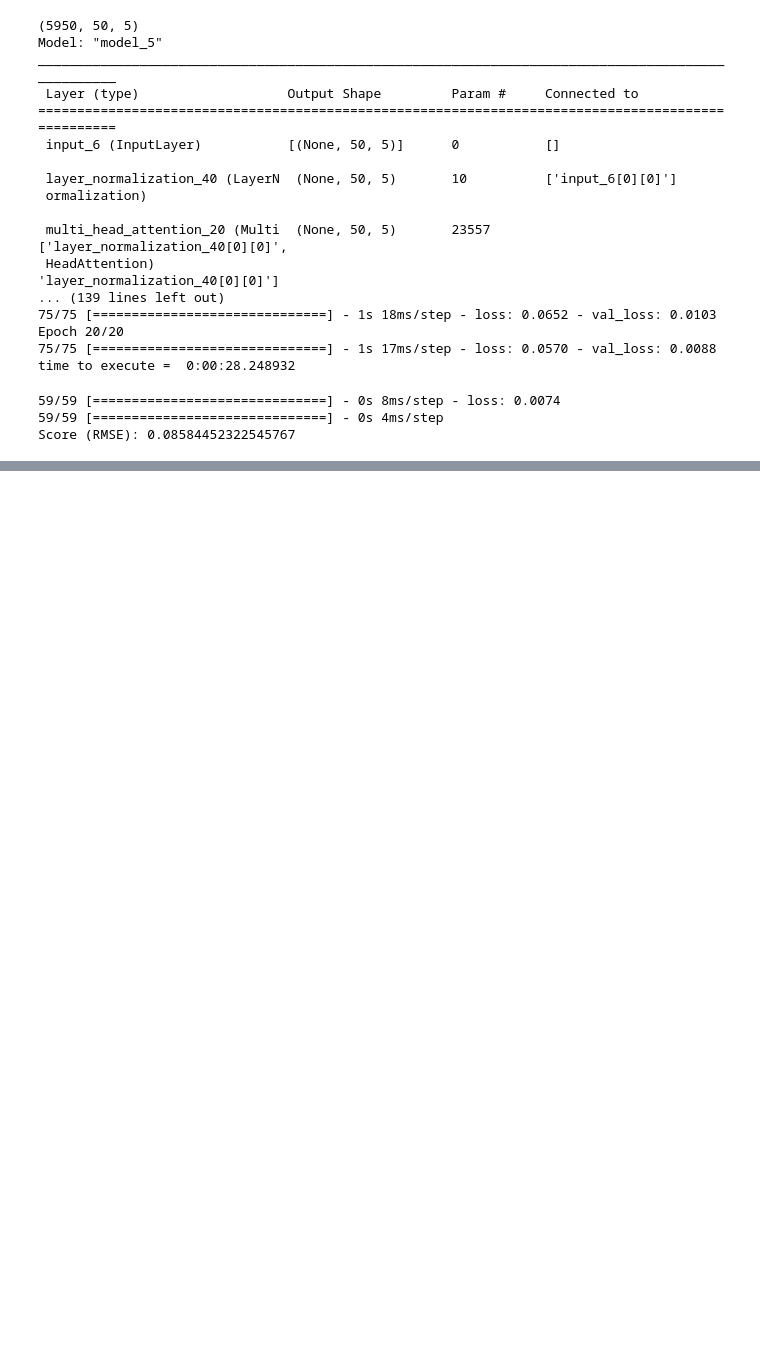
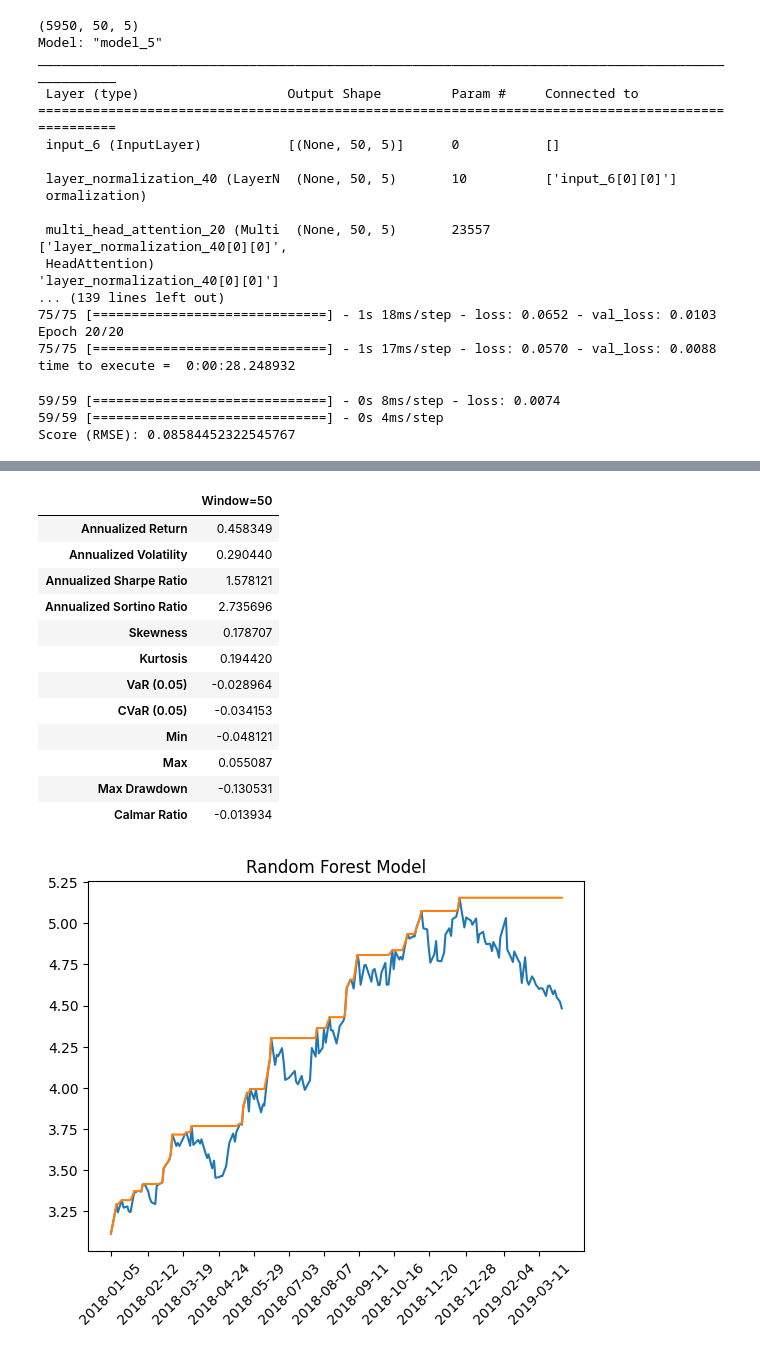
Before and after one commit to chiwailee/UChicago-Winter2022, a Jupyter notebook: transformers/Encoder_Trader_MultiFeature.ipynb, the cells around one changed output, grey strips where cells are left out. Cells and saved outputs as stored; diff of their text form; code cells hidden in the pictures; blank space fills up the shorter version.

```diff
--- a/transformers/Encoder_Trader_MultiFeature.ipynb
+++ b/transformers/Encoder_Trader_MultiFeature.ipynb
@@ -355,0 +417,31 @@ plt.show()
+# %%
+from sklearn.ensemble import RandomForestRegressor
+forest = RandomForestRegressor(n_estimators=1000, random_state=1)
+forest.fit(X_train, y_train)
+forest_pred = forest.predict(X_test)
+
+forest_res = backtest(forest_pred.reshape(-1, 1), y_test.reset_index(drop=True), df_o, periods_per_day, target_col)
+display(perf_summ(forest_res['pct_pnl'], adj=252, title="Window=50"))
+
+agg_perf['Random Forest'] = perf_summ(forest_res['pct_pnl'], adj=252, title="Random Forest Model")
+
+plt.plot(forest_res['portfolio'])
+plt.plot(forest_res['portfolio'].cummax())
+plt.xticks(ticks=forest_res.index[::15], rotation=45)
+plt.title('Random Forest Model')
+plt.show()
+# %% [output]
+|  | Window=50 |
+| Annualized Return | 0.458349 |
+| Annualized Volatility | 0.290440 |
+| Annualized Sharpe Ratio | 1.578121 |
+| Annualized Sortino Ratio | 2.735696 |
+| Skewness | 0.178707 |
+| Kurtosis | 0.194420 |
+| VaR (0.05) | -0.028964 |
+| CVaR (0.05) | -0.034153 |
+| Min | -0.048121 |
+| Max | 0.055087 |
+| Max Drawdown | -0.130531 |
+| Calmar Ratio | -0.013934 |
+[figure, added]
```
Also changed, not shown: parts of 18 cells of this notebook.
